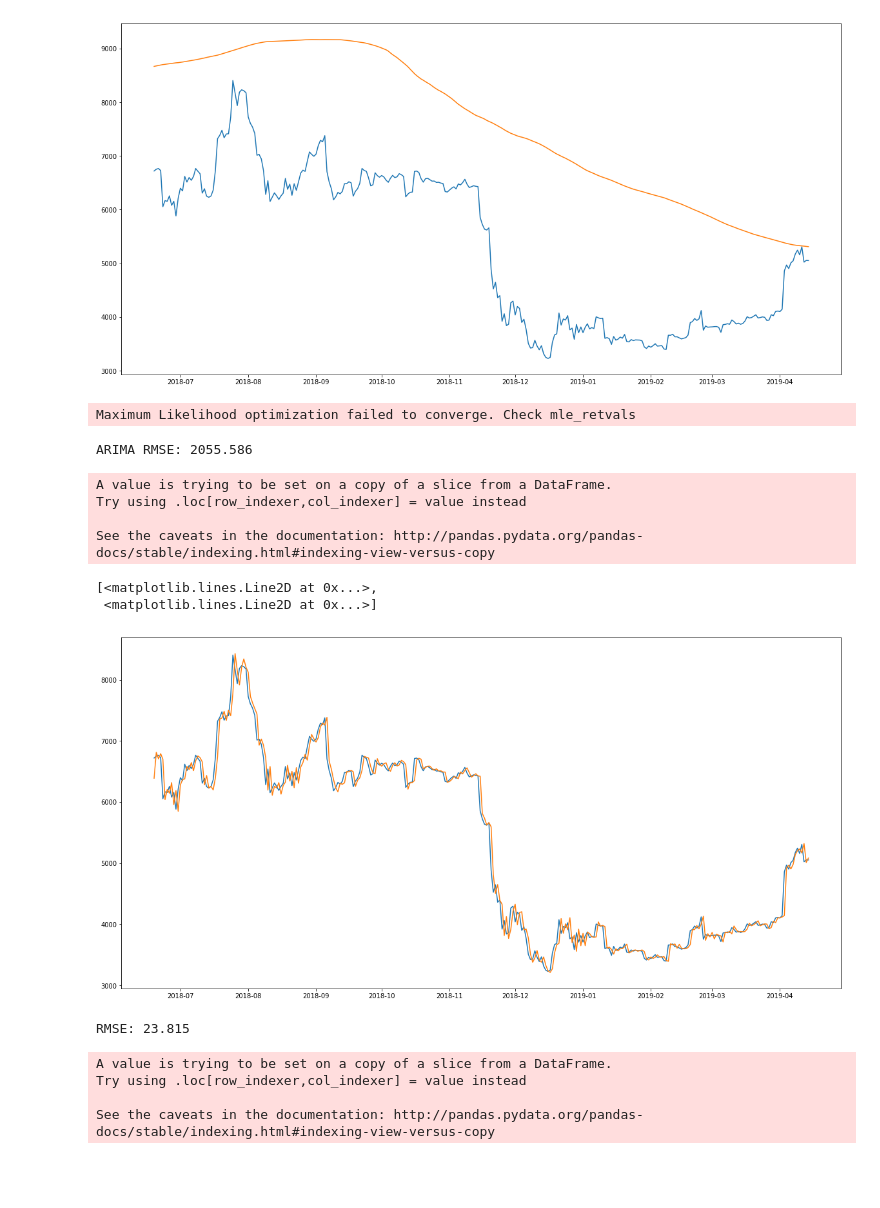
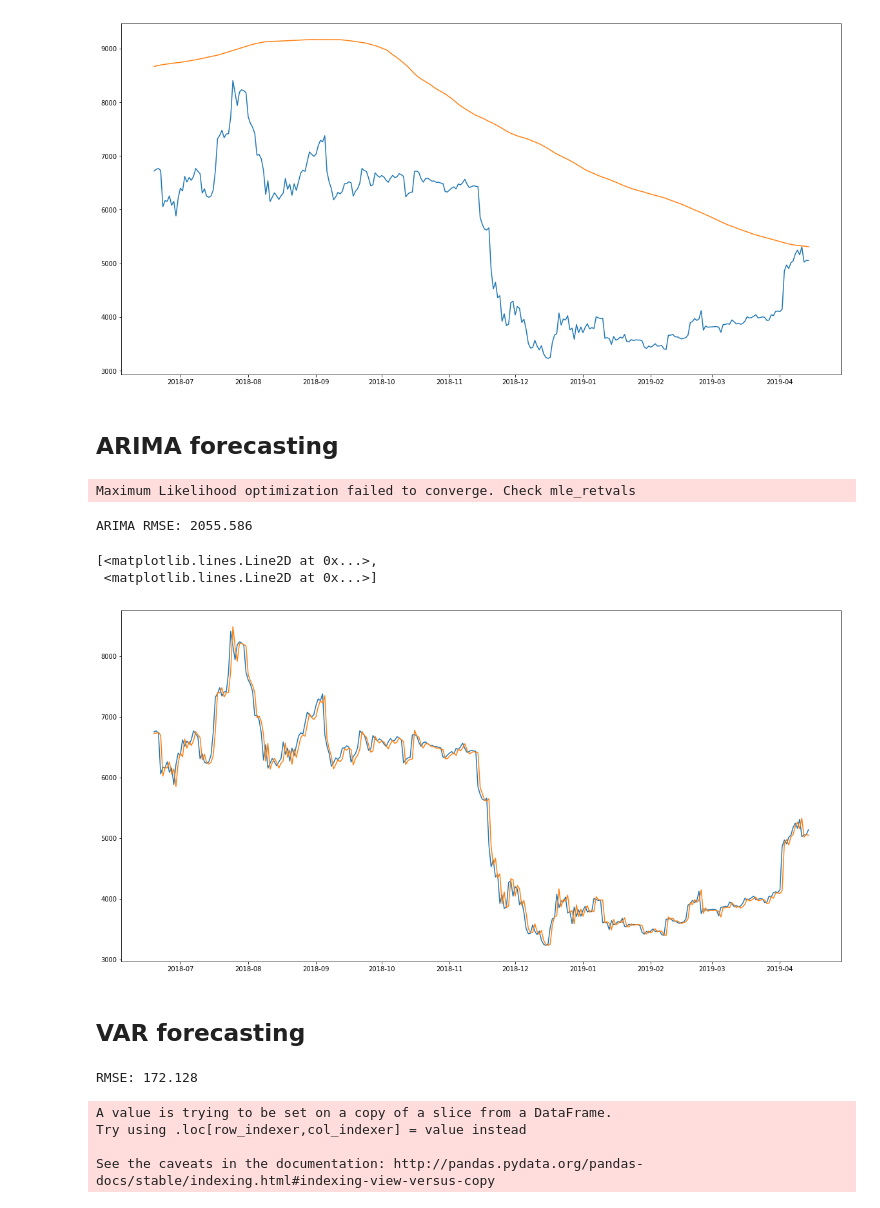
Before and after one commit to ethan-jiang-1/crypto_data, a Jupyter notebook: data_experiments.ipynb, the cells around one changed output. Cells and saved outputs as stored; diff of their text form; code cells hidden in the pictures; blank space fills up the shorter version.

Commit message:
updated data_experiments

```diff
--- a/data_experiments.ipynb
+++ b/data_experiments.ipynb
@@ -58,7 +58,11 @@ import plotly.offline as py
 import plotly.graph_objs as go
 py.init_notebook_mode(connected=True)
 
-s = sm.tsa.seasonal_decompose(np.flip(df['Open'].values), freq=60)
+s = sm.tsa.seasonal_decompose(np.flip(df[main_column].values), freq=60)
+
+df['Trend'] = s.trend
+df['Seasonal'] = s.seasonal
+df['Residual'] = s.resid
 
 trace1 = go.Scatter(x = np.arange(0, len(s.trend), 1),y = s.trend,mode = 'lines',name = 'Trend',
     line = dict(color = ('rgb(244, 146, 65)'), width = 4))
@@ -71,6 +75,10 @@ trace3 = go.Scatter(x = np.arange(0, len(s.resid), 1),y = s.resid,mode = 'lines'
 trace4 = go.Scatter(x = np.arange(0, len(s.observed), 1),y = s.observed,mode = 'lines',name = 'Observed',
     line = dict(color = ('rgb(66, 134, 244)'), width = 2))
 
+df['Trend'] = s.trend
+df['Seasonal'] = s.seasonal
+df['Residual'] = s.resid
+
 data = [trace1, trace2, trace3, trace4]
 layout = dict(title = 'Seasonal decomposition', xaxis = dict(title = 'Time'), yaxis = dict(title = 'Price, USD'))
 fig = dict(data=data, layout=layout)
@@ -79,0 +90,12 @@ py.iplot(fig, filename='seasonal_decomposition')
+# %%
+import ta as ta
+
+df['rsi'] = ta.momentum.rsi(df['Price'])
+df['mfi'] = ta.momentum.money_flow_index(df['High'], df['Low'], df['Price'], df['Vol'])
+df['adi'] = ta.volume.acc_dist_index(df['High'], df['Low'], df['Price'], df['Vol'])
+df['vpt'] = ta.volume.volume_price_trend(df['Price'], df['Vol'])
+df['atr'] = ta.volatility.average_true_range(df['High'], df['Low'], df['Price'])
+df['bb'] = ta.volatility.bollinger_hband(df['Price'])
+
+plt.plot(df[[main_column, 'rsi','mfi', 'adi', 'vpt', 'atr', 'bb']])
+# ta_indicators = ta.add_all_ta_features(df, "Open", "High", "Low", "Price", "Vol", fillna=True)
@@ -92,12 +127,11 @@ data.shape, train.shape, dev.shape
 # %%
-#Moving Average
 preds = []
 for i in range(0,dev_size):
-    a = train['Open'][len(train)-dev_size+i:].sum() + dev['Open'][:i].sum()
+    a = train[main_column][len(train)-dev_size+i:].sum() + dev[main_column][:i].sum()
     b = a/dev_size
     preds.append(b)
 
 #calculate rmse
-rms=np.sqrt(np.mean(np.power((np.array(dev['Open'])-preds),2)))
+rms=np.sqrt(np.mean(np.power((np.array(dev[main_column])-preds),2)))
 rms
 # %% [output]
@@ -115,10 +149,12 @@ See the caveats in the documentation: http://pandas.pydata.org/pandas-docs/stabl
 [<matplotlib.lines.Line2D at 0x...>,
  <matplotlib.lines.Line2D at 0x...>]
 [figure]
+# %% [markdown]
+## ARIMA forecasting
 # %%
 from statsmodels.tsa.arima_model import ARIMA
 
-train_list, test_list = np.asarray(train['Open']), np.asarray(dev['Open'])
+train_list, test_list = np.asarray(train[main_column]), np.asarray(dev[main_column])
 history = [x for x in train_list]
 
 predictions = []
@@ -132,7 +168,7 @@ for t in range(len(test_list)):
     history.append(obs)
 
 #calculate rmse
-rms=np.sqrt(np.mean(np.power((np.array(dev['Open'])-predictions),2)))
+rms=np.sqrt(np.mean(np.power((np.array(dev[main_column])-predictions),2)))
 print('ARIMA RMSE: %.3f' % rms)
 # %% [output]
 Maximum Likelihood optimization failed to converge. Check mle_retvals
@@ -140,36 +176,33 @@ ARIMA RMSE: 2055.586
 # %%
 dev['ARIMA'] =predictions
 # plt.plot(train['Open'])
-plt.plot(dev[['Open', 'ARIMA']])
+plt.plot(dev[[main_column, 'ARIMA']])
 # %% [output]
-A value is trying to be set on a copy of a slice from a DataFrame.
-Try using .loc[row_indexer,col_indexer] = value instead
-
-See the caveats in the documentation: http://pandas.pydata.org/pandas-docs/stable/indexing.html#indexing-view-versus-copy
+[<matplotlib.lines.Line2D at 0x...>,
+ <matplotlib.lines.Line2D at 0x...>]
-[<matplotlib.lines.Line2D at 0x...>,
- <matplotlib.lines.Line2D at 0x...>]
-[figure, old version]
+[figure, new version]
+# %% [markdown]
+## VAR forecasting
 # %%
-# VAR example
 from statsmodels.tsa.vector_ar.var_model import VAR
 
 history = train.copy()
 predictions = []
 for t in range(len(dev)):
-    model = VAR(endog=np.asarray(history[['Price', 'Open', 'High', 'Low', 'Vol.', "Change %"]]))
+    model = VAR(endog=np.asarray(history[['Price', 'Open', 'High', 'Low', 'Vol', "Change"]]))
     model_fit = model.fit()
     output = model_fit.forecast(model_fit.y, steps=1)
     yhat = output[0][0]
     predictions.append(yhat)
-    obs = dev[['Price', 'Open', 'High', 'Low', 'Vol.', "Change %"]].iloc[[t]]
+    obs = dev[['Price', 'Open', 'High', 'Low', 'Vol', "Change"]].iloc[[t]]
     history = history.append(obs)
 
 
 #calculate rmse
-rms=np.sqrt(np.mean(np.power((np.array(dev['Open'])-predictions),2)))
+rms=np.sqrt(np.mean(np.power((np.array(dev[main_column])-predictions),2)))
 print('RMSE: %.3f' % rms)
 # %% [output]
-RMSE: 23.815
+RMSE: 172.128
 # %%
 #plot
 dev['VAR'] = predictions
```
Also changed, not shown: parts of 18 cells of this notebook.
